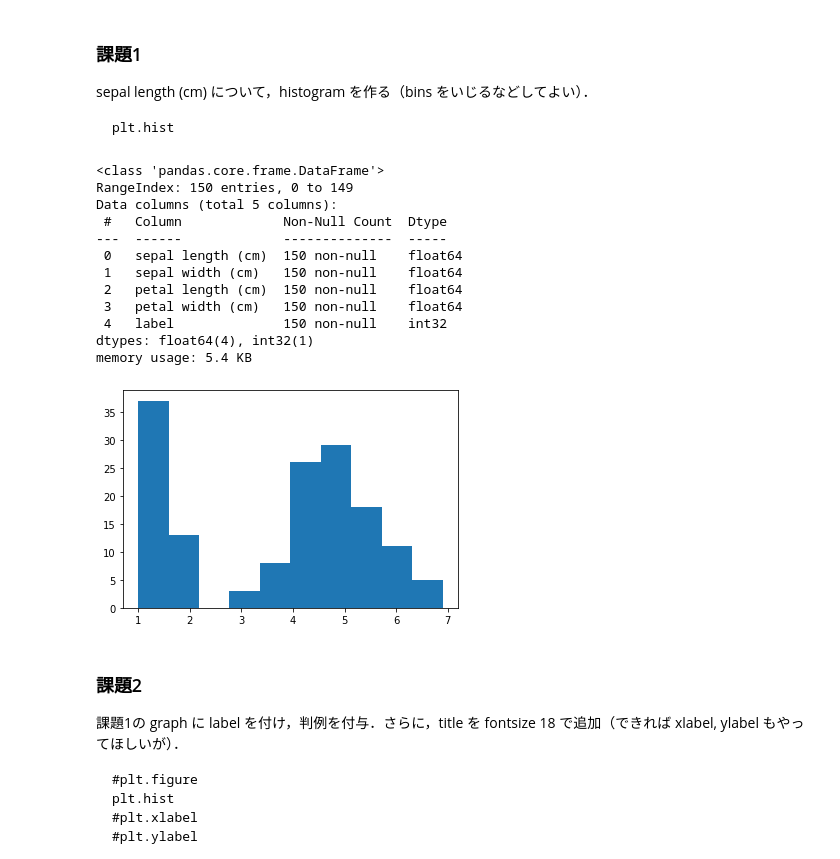
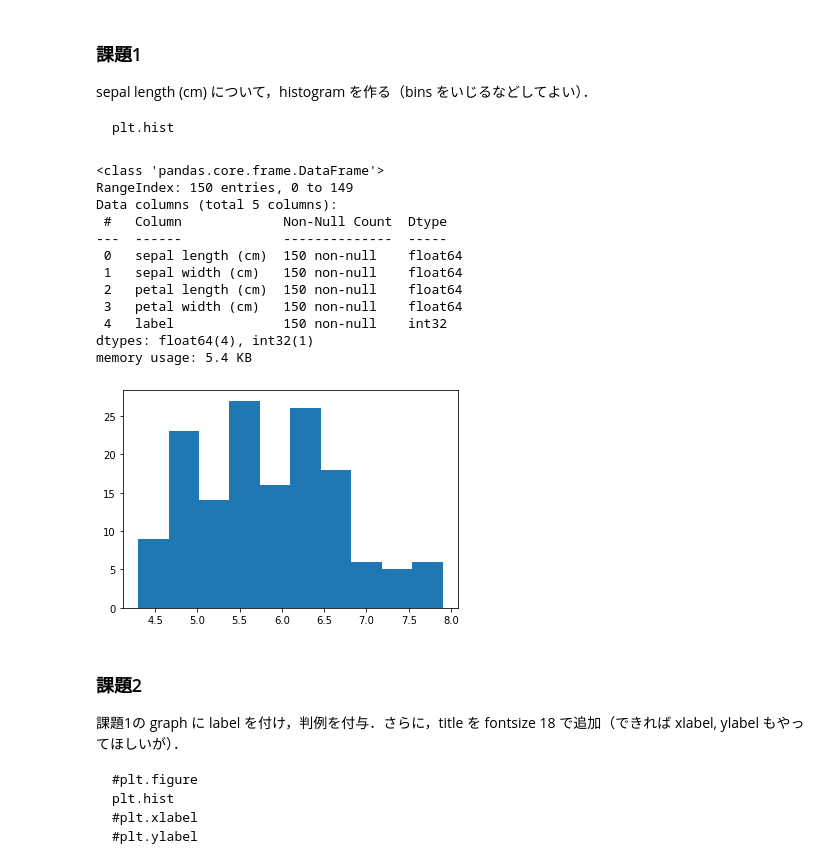
Before and after one commit to 15818022/hoge, a Jupyter notebook: 第3回課題.ipynb, the cells around one changed output. Saved outputs shown, nothing was run; the diff lists cells and outputs as text; code cells hidden in the pictures.

```diff
--- a/第3回課題.ipynb
+++ b/第3回課題.ipynb
@@ -59,35 +59,35 @@ plt.hist
 import matplotlib.pyplot as plt
 # plt.show の省略
 %matplotlib inline
 import numpy as np
 import pandas as pd
 
 from sklearn.datasets import load_iris
 iris_data = load_iris() #del iris_data などで不要となった変数を消すことも可能
 data, label, feature_names = iris_data["data"], iris_data["target"], iris_data["feature_names"]
 iris_df = pd.DataFrame(data, columns=feature_names)
 label = pd.DataFrame(label, columns=["label"])
 iris_df = pd.concat([iris_df, label], axis=1)
 iris_df.head()
 
 iris_df.info()
 
-plt.hist(iris_df["petal length (cm)"])
+plt.hist(iris_df["sepal length (cm)"])
 plt.show()
 # %% [output]
 <class 'pandas.core.frame.DataFrame'>
 RangeIndex: 150 entries, 0 to 149
 Data columns (total 5 columns):
  #   Column             Non-Null Count  Dtype
 ---  ------             --------------  -----
  0   sepal length (cm)  150 non-null    float64
  1   sepal width (cm)   150 non-null    float64
  2   petal length (cm)  150 non-null    float64
  3   petal width (cm)   150 non-null    float64
  4   label              150 non-null    int32
 dtypes: float64(4), int32(1)
 memory usage: 5.4 KB
-[figure, old version]
+[figure, new version]
 # %% [markdown]
 ### 課題2
 課題1の graph に label を付け，判例を付与．さらに，title を fontsize 18 で追加（できれば xlabel, ylabel もやってほしいが）．
```
Also changed, not shown: parts of 3 cells of this notebook.
